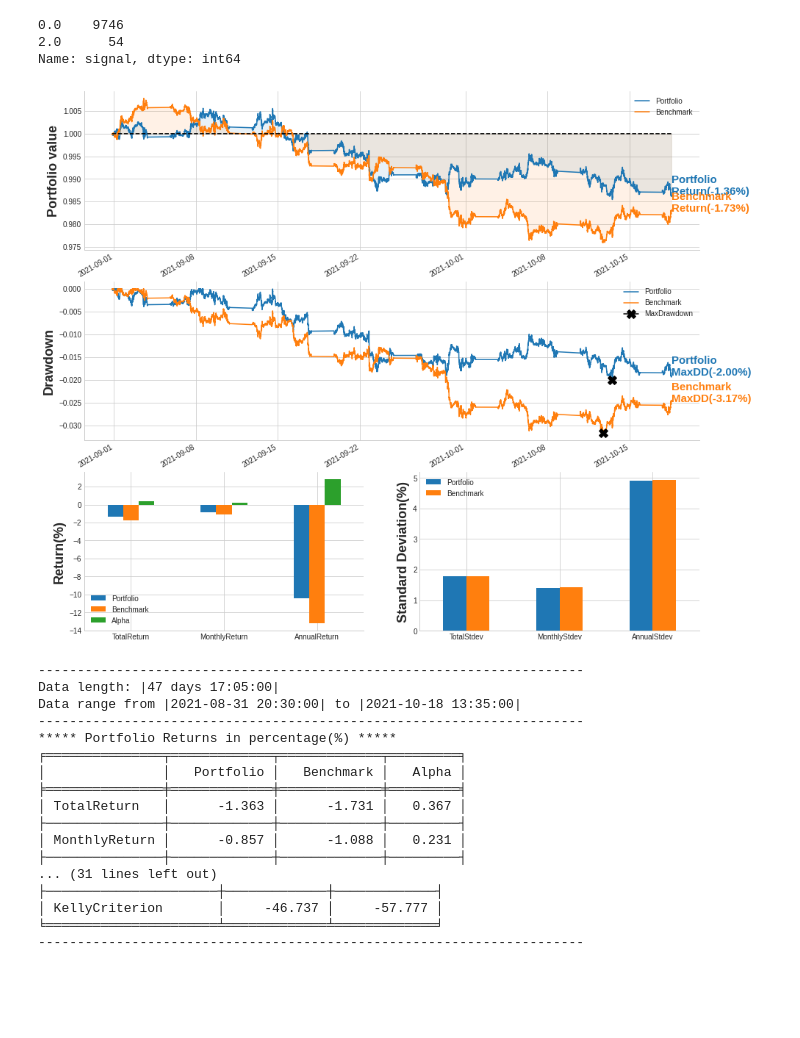
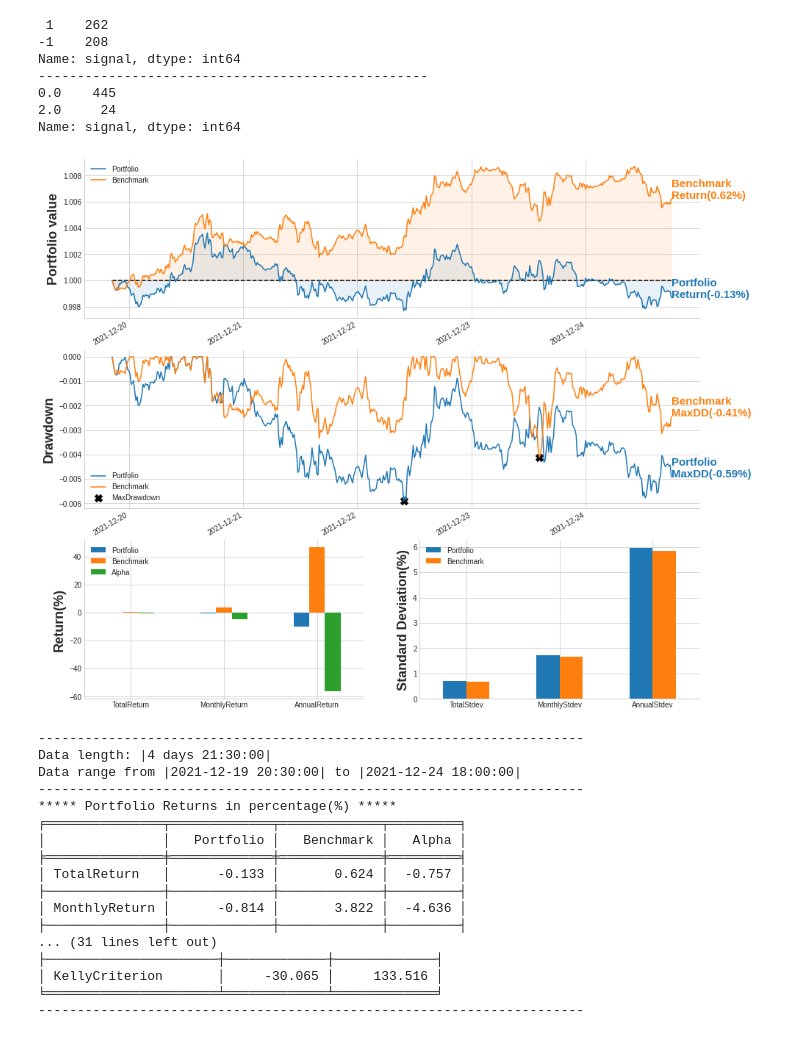
Before and after one commit to kfuangsung/Algorithmic-Trading-with-Python, a Jupyter notebook: Backtesting/technical_analysis/AwesomeOscillator.ipynb, the cells around one changed output. Cells and saved outputs as stored; diff of their text form; code cells hidden in the pictures; blank space fills up the shorter version.

```diff
--- a/Backtesting/technical_analysis/AwesomeOscillator.ipynb
+++ b/Backtesting/technical_analysis/AwesomeOscillator.ipynb
@@ -80,8 +73,35 @@ Name: signal, dtype: int64
 # %%
-data['signal'].diff(1).apply(np.abs).value_counts()
+print(data['signal'].value_counts())
+print("-"*50)
+print(data['signal'].diff(1).apply(np.abs).value_counts())
 # %% [output]
-0.0    9746
-2.0      54
+ 1    262
+-1    208
 Name: signal, dtype: int64
+--------------------------------------------------
+0.0    445
+2.0     24
+Name: signal, dtype: int64
 # %%
-backtest = IterativeBacktester(data, data['signal'], 'm5')
+backtest = IterativeBacktester(data, data['signal'], freq)
+backtest.backtest()
+backtest.results()
+# %% [output]
+[figure, added]
+----------------------------------------------------------------------
+Data length: |4 days 21:30:00|
+Data range from |2021-12-19 20:30:00| to |2021-12-24 18:00:00|
+----------------------------------------------------------------------
+***** Portfolio Returns in percentage(%) *****
+╒═══════════════╤═════════════╤═════════════╤═════════╕
+│               │   Portfolio │   Benchmark │   Alpha │
+╞═══════════════╪═════════════╪═════════════╪═════════╡
+│ TotalReturn   │      -0.133 │       0.624 │  -0.757 │
+├───────────────┼─────────────┼─────────────┼─────────┤
+│ MonthlyReturn │      -0.814 │       3.822 │  -4.636 │
+├───────────────┼─────────────┼─────────────┼─────────┤
+... (31 lines left out)
+├──────────────────────┼─────────────┼─────────────┤
+│ KellyCriterion       │     -30.065 │     133.516 │
+╘══════════════════════╧═════════════╧═════════════╛
+----------------------------------------------------------------------
@@ -90,21 +107,0 @@ backtest.backtest()
-# %%
-backtest.results()
-# %% [output]
-[figure, removed]
-----------------------------------------------------------------------
-Data length: |47 days 17:05:00|
-Data range from |2021-08-31 20:30:00| to |2021-10-18 13:35:00|
-----------------------------------------------------------------------
-***** Portfolio Returns in percentage(%) *****
-╒═══════════════╤═════════════╤═════════════╤═════════╕
-│               │   Portfolio │   Benchmark │   Alpha │
-╞═══════════════╪═════════════╪═════════════╪═════════╡
-│ TotalReturn   │      -1.363 │      -1.731 │   0.367 │
-├───────────────┼─────────────┼─────────────┼─────────┤
-│ MonthlyReturn │      -0.857 │      -1.088 │   0.231 │
-├───────────────┼─────────────┼─────────────┼─────────┤
-... (31 lines left out)
-├──────────────────────┼─────────────┼─────────────┤
-│ KellyCriterion       │     -46.737 │     -57.777 │
-╘══════════════════════╧═════════════╧═════════════╛
-----------------------------------------------------------------------
```
Also changed, not shown: parts of 13 cells of this notebook, 1 other file.
